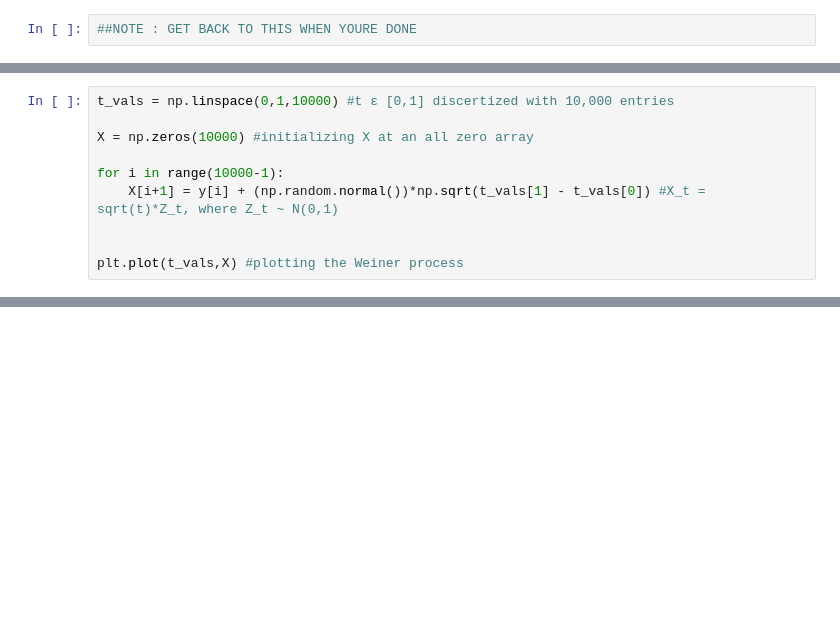
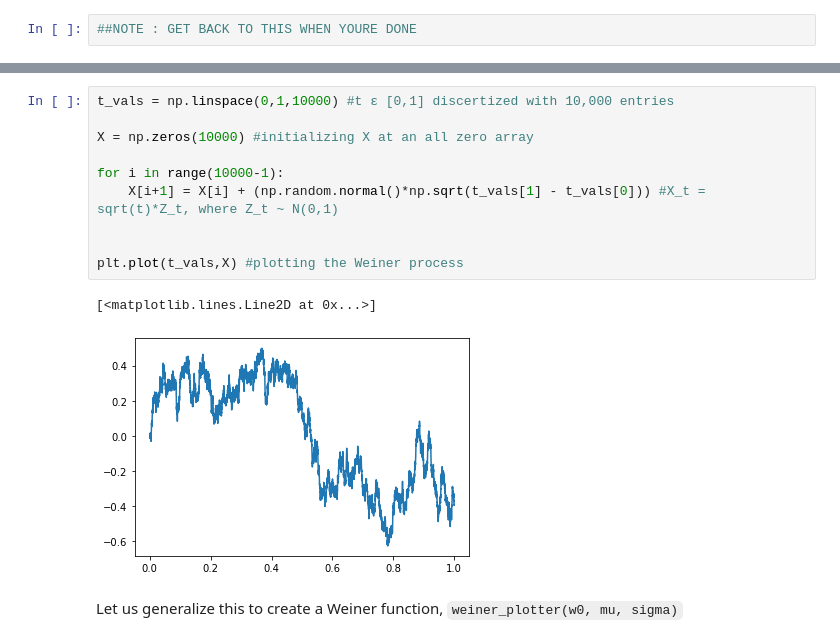
Before and after one commit to theheavygluon/Risk-Management-Course, a Jupyter notebook: Lecture 2 - Statistical Distributions and Stochastic Processes.ipynb, the cells around one changed output, grey strips where cells are left out. Drawn from its saved outputs; the diff is of its cells as text; blank space fills up the shorter version.

```diff
--- a/Lecture 2 - Statistical Distributions and Stochastic Processes.ipynb
+++ b/Lecture 2 - Statistical Distributions and Stochastic Processes.ipynb
@@ -815,10 +630,0 @@ $$\sqrt{Var(X_t)} = \sigma\sqrt{t}$$
-# %%
-t_vals = np.linspace(0,1,10000) #t ɛ [0,1] discertized with 10,000 entries
-
-X = np.zeros(10000) #initializing X at an all zero array
-
-for i in range(10000-1):
-    X[i+1] = y[i] + (np.random.normal())*np.sqrt(t_vals[1] - t_vals[0]) #X_t = sqrt(t)*Z_t, where Z_t ~ N(0,1)
-
-
-plt.plot(t_vals,X) #plotting the Weiner process
@@ -877,0 +815,15 @@ where $W_t$ represents a standard weiner process and $d\rho$ reads out "the chan
+# %%
+t_vals = np.linspace(0,1,10000) #t ɛ [0,1] discertized with 10,000 entries
+
+X = np.zeros(10000) #initializing X at an all zero array
+
+for i in range(10000-1):
+    X[i+1] = X[i] + (np.random.normal()*np.sqrt(t_vals[1] - t_vals[0])) #X_t = sqrt(t)*Z_t, where Z_t ~ N(0,1)
+
+
+plt.plot(t_vals,X) #plotting the Weiner process
+# %% [output]
+[<matplotlib.lines.Line2D at 0x...>]
+[figure, added]
+# %% [markdown]
+Let us generalize this to create a Weiner function, `weiner_plotter(w0, mu, sigma)`
```
Also changed, not shown: parts of 47 cells of this notebook, 1 other file.
